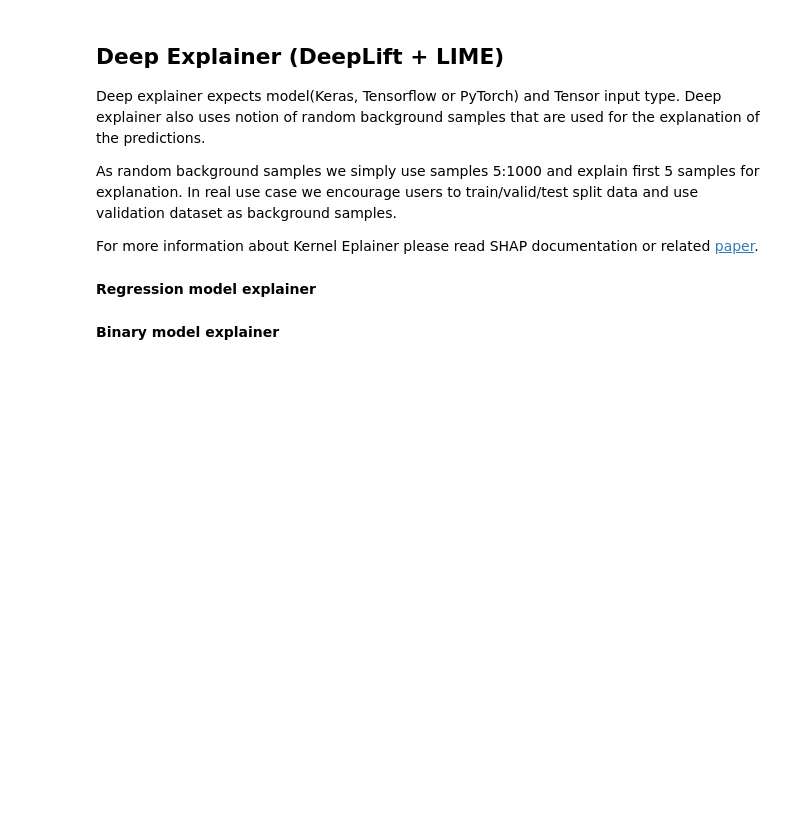
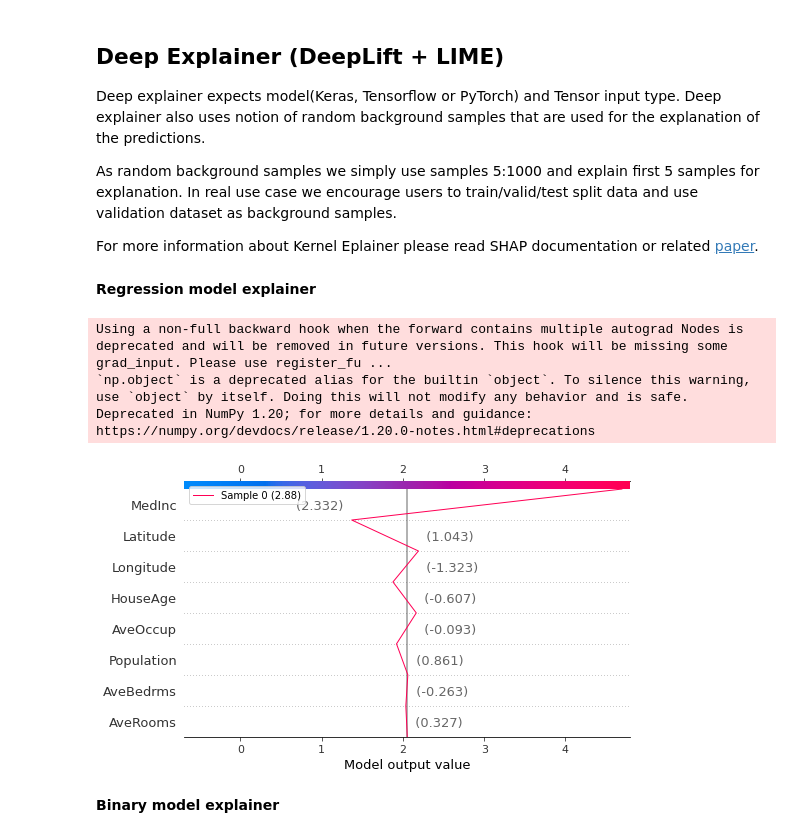
Before and after one commit to jrzaurin/pytorch-widedeep, a Jupyter notebook: examples/notebooks/16_SHAP.ipynb, the cells around one changed output. Cells and saved outputs as stored; diff of their text form; code cells hidden in the pictures; blank space fills up the shorter version.

```diff
--- a/examples/notebooks/16_SHAP.ipynb
+++ b/examples/notebooks/16_SHAP.ipynb
@@ -317,2 +419,11 @@ shap_force_plot(tab_trainer=tab_trainer, explainer=explainer, shap_values=shap_v
+# %%
+reg_explainer = ShapExplainer()
+reg_explainer.fit(tab_trainer=tab_trainer_reg, X_tab_train=X_tab_reg, explainer_type="deep")
+reg_explainer.explain_decision_plot(X_tab_explain=X_tab_reg[1], feature_names=list(tab_preprocessor_reg.column_idx))
+# %% [output]
+Using a non-full backward hook when the forward contains multiple autograd Nodes is deprecated and will be removed in future versions. This hook will be missing some grad_input. Please use register_fu ...
+`np.object` is a deprecated alias for the builtin `object`. To silence this warning, use `object` by itself. Doing this will not modify any behavior and is safe.
+Deprecated in NumPy 1.20; for more details and guidance: https://numpy.org/devdocs/release/1.20.0-notes.html#deprecations
+[figure, added]
 # %% [markdown]
 **Binary model explainer**
```
Also changed, not shown: parts of 19 cells of this notebook.
